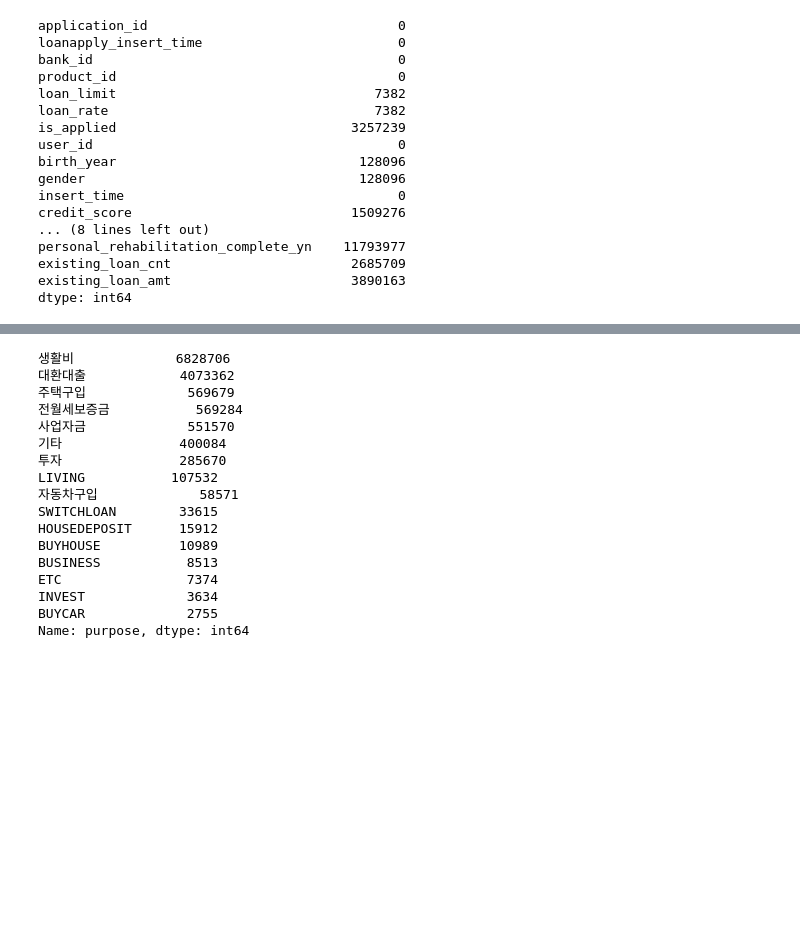
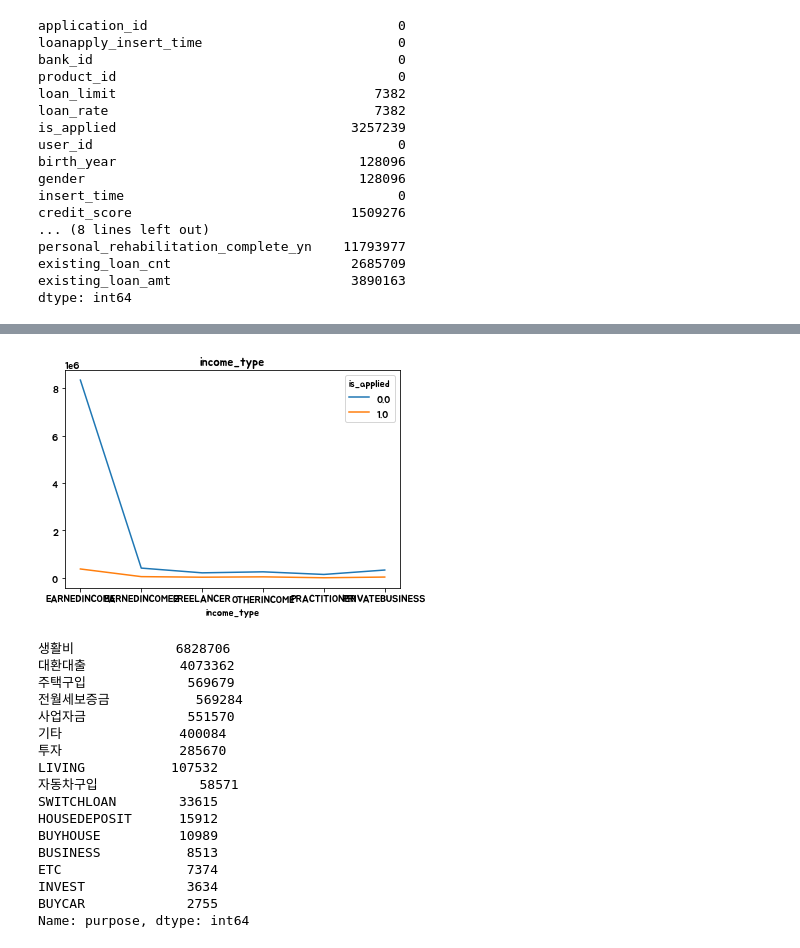
Before and after one commit to guddndbs/big_contest, a Jupyter notebook: pre.ipynb, the cells around one changed output, grey strips where cells are left out. Drawn from its saved outputs; the diff is of its cells as text; code cells hidden in the pictures; blank space fills up the shorter version.

```diff
--- a/pre.ipynb
+++ b/pre.ipynb
@@ -57,0 +86,8 @@ dtype: int64
+# %%
+#근로형태와 대출
+grape_df = merge.groupby(['income_type','is_applied'])['is_applied'].count().unstack('is_applied')
+grape_df.plot()
+plt.title('income_type')
+plt.show()
+# %% [output]
+[figure, new version]
```
Also changed, not shown: parts of 32 cells of this notebook.
